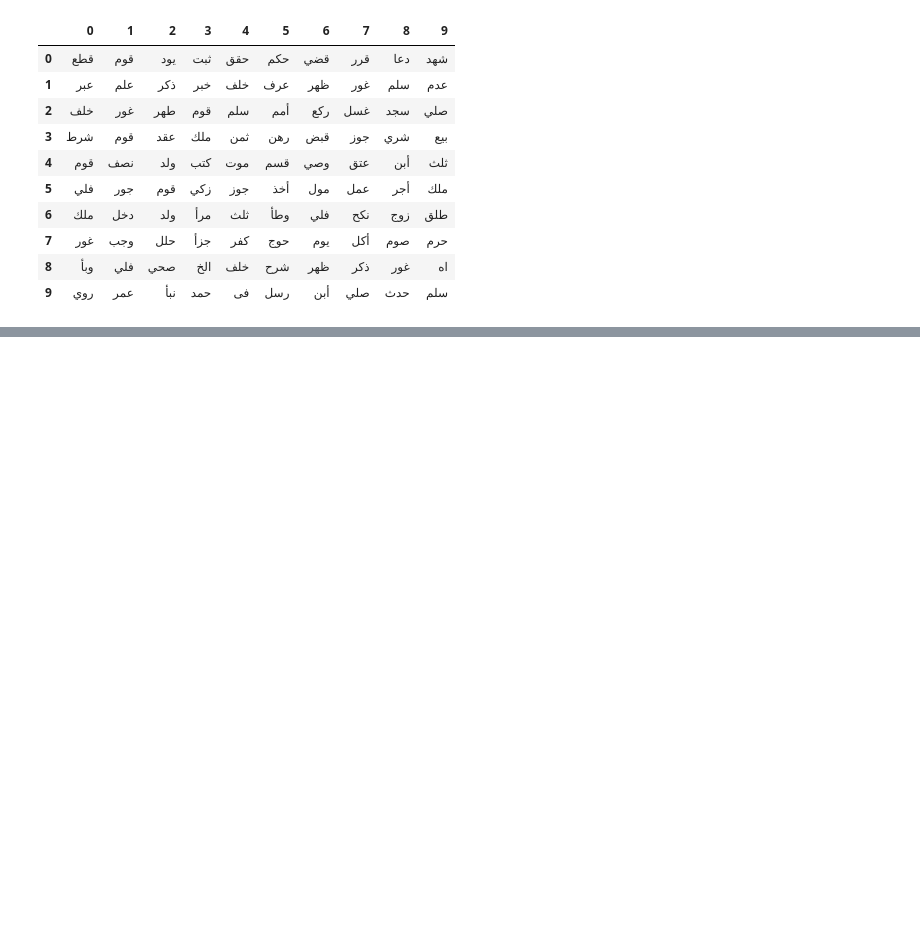
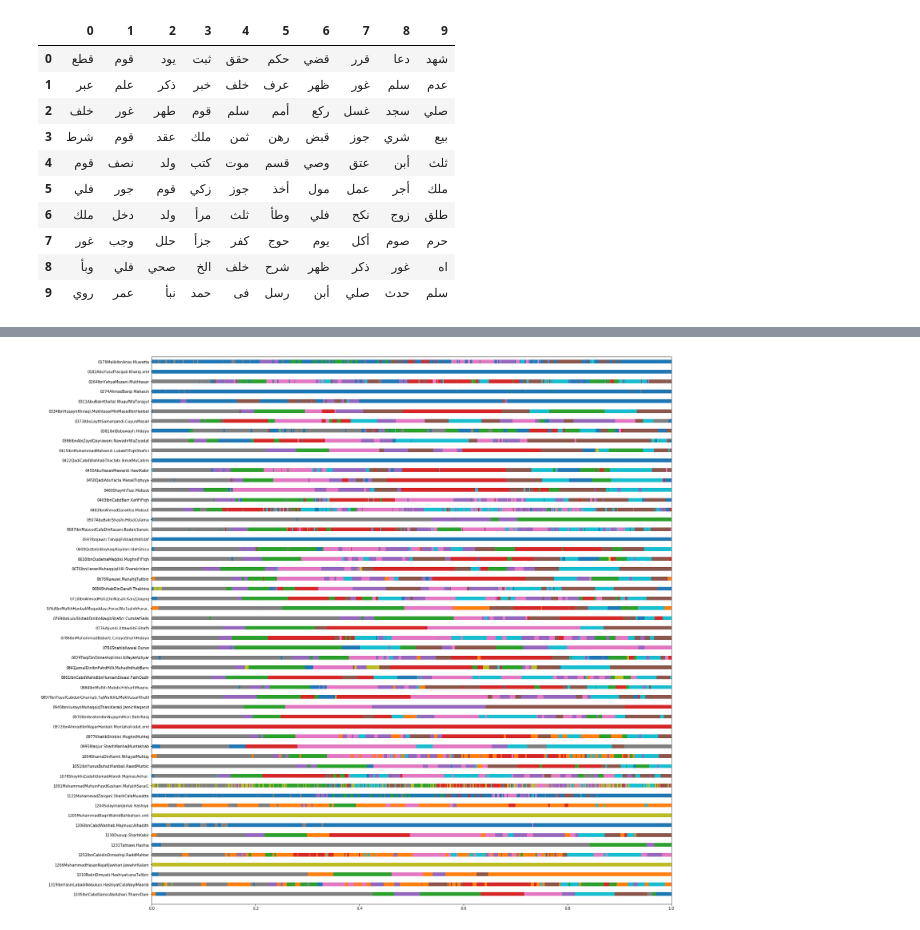
Before and after one commit to arabic-digital-humanities/adhtools, a Jupyter notebook: notebooks/TopicModelingVisualization.ipynb, the cells around one changed output, grey strips where cells are left out. Cells and saved outputs as stored; diff of their text form; code cells hidden in the pictures; blank space fills up the shorter version.

```diff
--- a/notebooks/TopicModelingVisualization.ipynb
+++ b/notebooks/TopicModelingVisualization.ipynb
@@ -111,0 +149,4 @@ Index(['All_tokens_per-century', 'AuthorAKA', 'AuthorBORNC', 'AuthorBORNH',
+# %%
+plot_bar_per_book(largest_topics, 'perc0', 'perc1', book_names, topic_names, legend=False)
+# %% [output]
+[figure, added]
```
Also changed, not shown: parts of 24 cells of this notebook, 2 other files.
